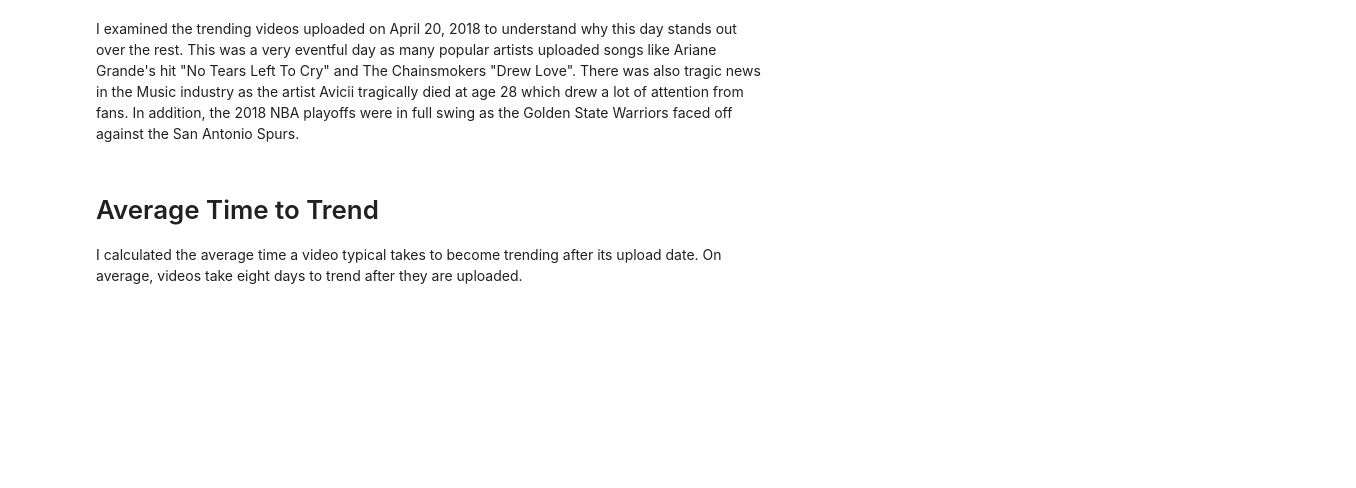
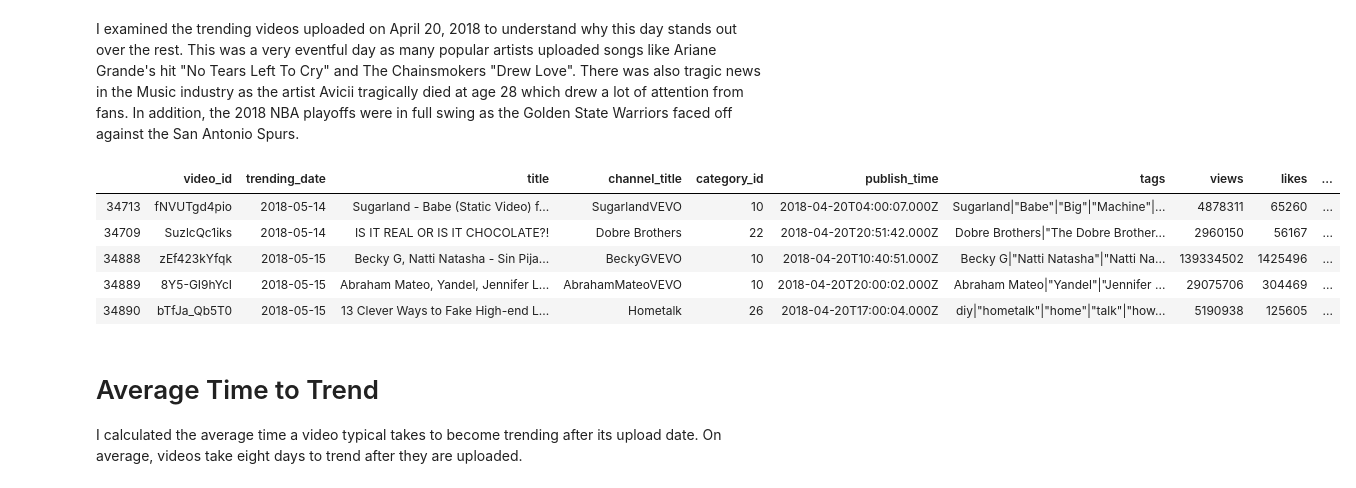
Before and after one commit to NickBoller/NickBoller.github.io, a Jupyter notebook: Final Project.ipynb, the cells around one changed output. Saved outputs shown, nothing was run; the diff lists cells and outputs as text; code cells hidden in the pictures; blank space fills up the shorter version.

```diff
--- a/Final Project.ipynb
+++ b/Final Project.ipynb
@@ -320,9 +320,17 @@ I examined the trending videos uploaded on April 20, 2018 to understand why this
 # %%
 videos_uploaded_on_april_20_2018 = []
 for index, row in yt_videos.iterrows():
     if row['publish_date'] == datetime.datetime(2018, 4, 20):
         videos_uploaded_on_april_20_2018.append(row)
 new_df = pd.DataFrame(videos_uploaded_on_april_20_2018, columns = yt_videos.columns)
+new_df.head()
+# %% [output]
+|  | video_id | trending_date | title | channel_title | category_id | publish_time | tags | views | likes | ... |
+| 34713 | fNVUTgd4pio | 2018-05-14 | Sugarland - Babe (Static Video) f... | SugarlandVEVO | 10 | 2018-04-20T04:00:07.000Z | Sugarland|"Babe"|"Big"|"Machine"|... | 4878311 | 65260 | ... |
+| 34709 | SuzlcQc1iks | 2018-05-14 | IS IT REAL OR IS IT CHOCOLATE?! | Dobre Brothers | 22 | 2018-04-20T20:51:42.000Z | Dobre Brothers|"The Dobre Brother... | 2960150 | 56167 | ... |
+| 34888 | zEf423kYfqk | 2018-05-15 | Becky G, Natti Natasha - Sin Pija... | BeckyGVEVO | 10 | 2018-04-20T10:40:51.000Z | Becky G|"Natti Natasha"|"Natti Na... | 139334502 | 1425496 | ... |
+| 34889 | 8Y5-GI9hYcI | 2018-05-15 | Abraham Mateo, Yandel, Jennifer L... | AbrahamMateoVEVO | 10 | 2018-04-20T20:00:02.000Z | Abraham Mateo|"Yandel"|"Jennifer ... | 29075706 | 304469 | ... |
+| 34890 | bTfJa_Qb5T0 | 2018-05-15 | 13 Clever Ways to Fake High-end L... | Hometalk | 26 | 2018-04-20T17:00:04.000Z | diy|"hometalk"|"home"|"talk"|"how... | 5190938 | 125605 | ... |
 # %% [markdown]
 # Average Time to Trend
 I calculated the average time a video typical takes to become trending after its upload date. On average, videos take eight days to trend after they are uploaded.
```
